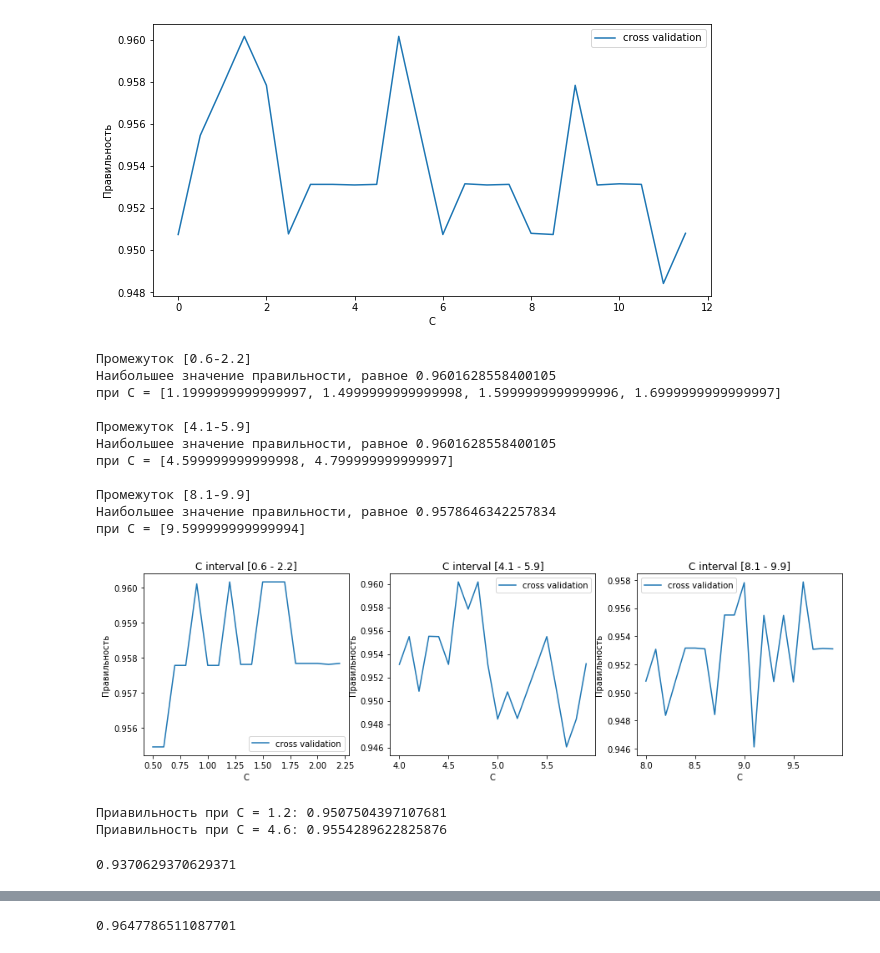
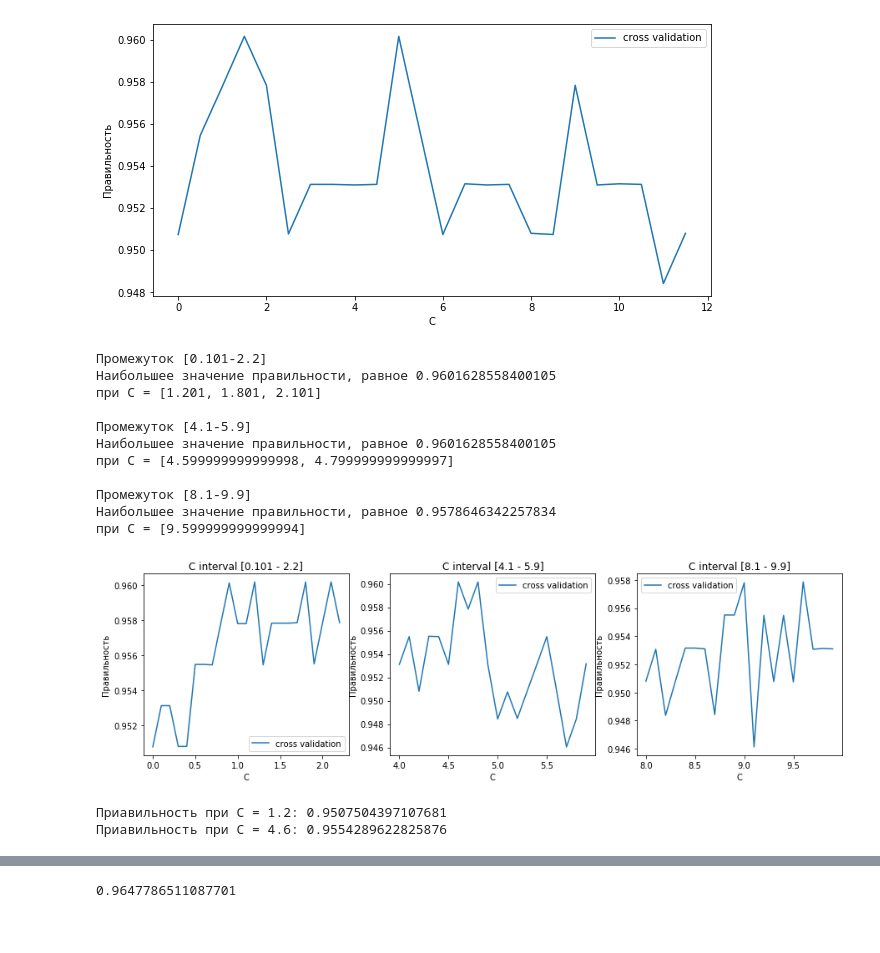
Before and after one commit to KarrieH/Breast_Can-er_training_ScikitLearn, a Jupyter notebook: log_reg_CancerData.ipynb, the cells around one changed output, grey strips where cells are left out. Saved outputs shown, nothing was run; the diff lists cells and outputs as text; code cells hidden in the pictures.

```diff
--- a/log_reg_CancerData.ipynb
+++ b/log_reg_CancerData.ipynb
@@ -30,7 +32,7 @@ plt.ylabel("Правильность")
 plt.xlabel("C")
 plt.legend()
 plt.plot()
-rcParams['figure.figsize'] = 20, 15
+rcParams['figure.figsize'] = 10, 5
 # %% [output]
 [figure]
 # %%
@@ -83,7 +85,7 @@ rcParams['figure.figsize'] = 10, 5
 
 fig, axes = plt.subplots(1, 3, figsize=(15, 4)) # задаем сетку для графиков
 
-sector_1 = np.arange(0.5,2.3,0.1, dtype=float) # задаем участки
+sector_1 = np.arange(0.001,2.3,0.1, dtype=float) # задаем участки
 sector_2 = np.arange(4,6,0.1, dtype=float)
 sector_3 = np.arange(8, 10, 0.1, dtype=float)
 
@@ -102,36 +104,36 @@ for sector,ax in zip([sector_1,sector_2,sector_3], axes):
     ax.set_ylabel("Правильность")
     ax.set_xlabel("C")
     ax.legend()
     ax.plot()
 
     max_score = 0                        # определяем максимальное значение правильности на заданном интервале
     for item in scores:
         if item > max_score:
             max_score = item
 
     max_C = []                           # при каком значении С достигается max значение
     for k in range(len(scores)):
         if scores[k] == max_score:
             max_C.append(np.log10(param)[k])
 
     print ('Промежуток [{}-{}]'.format(sector[1],round(sector[-1],1)))
     print('Наибольшее значение правильности, равное {}'.format(max_score))
     print('при С = {}\n'.format(max_C))
 
     #rcParams['figure.figsize'] = 20, 15
 # %% [output]
-Промежуток [0.6-2.2]
+Промежуток [0.101-2.2]
 Наибольшее значение правильности, равное 0.9601628558400105
-при С = [1.1999999999999997, 1.4999999999999998, 1.5999999999999996, 1.6999999999999997]
+при С = [1.201, 1.801, 2.101]
 
 Промежуток [4.1-5.9]
 Наибольшее значение правильности, равное 0.9601628558400105
 при С = [4.599999999999998, 4.799999999999997]
 
 Промежуток [8.1-9.9]
 Наибольшее значение правильности, равное 0.9578646342257834
 при С = [9.599999999999994]
-[figure, old version]
+[figure, new version]
 # %%
 # sector_1 max C = 1.2
 # sector_2 max C = 4.6
@@ -154,4 +151,0 @@ test_score_4_6 = log_reg.score(X_test,y_test)
-# %%
-test_score_4_6
-# %% [output]
-0.9370629370629371
```
Also changed, not shown: parts of 32 cells of this notebook.
